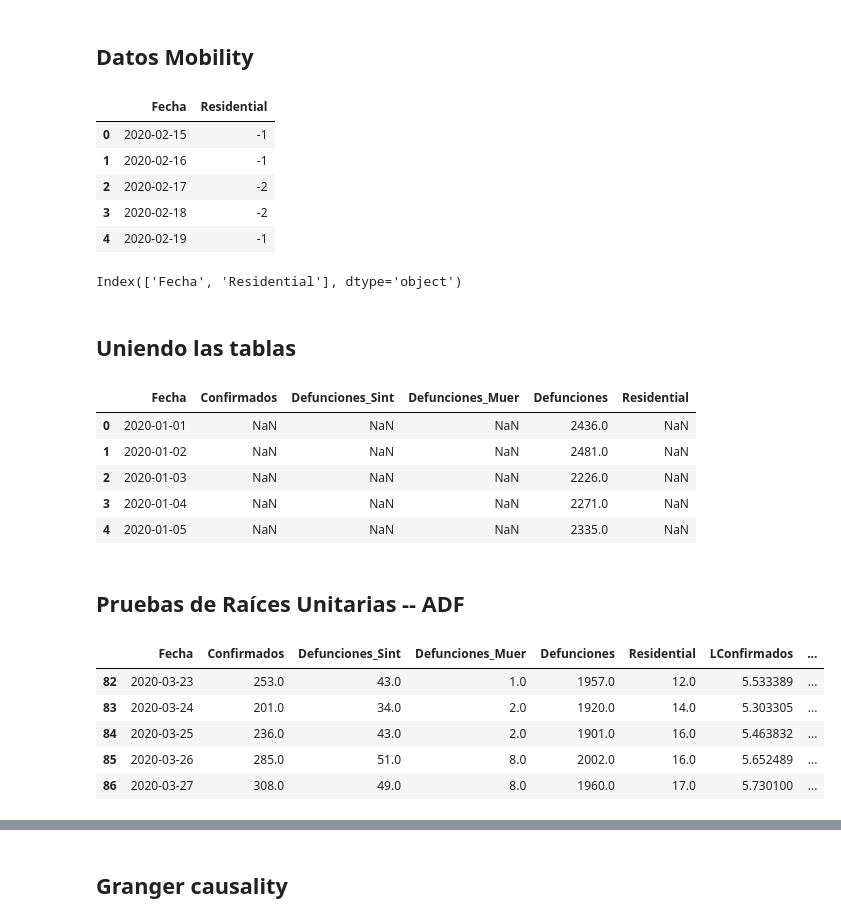
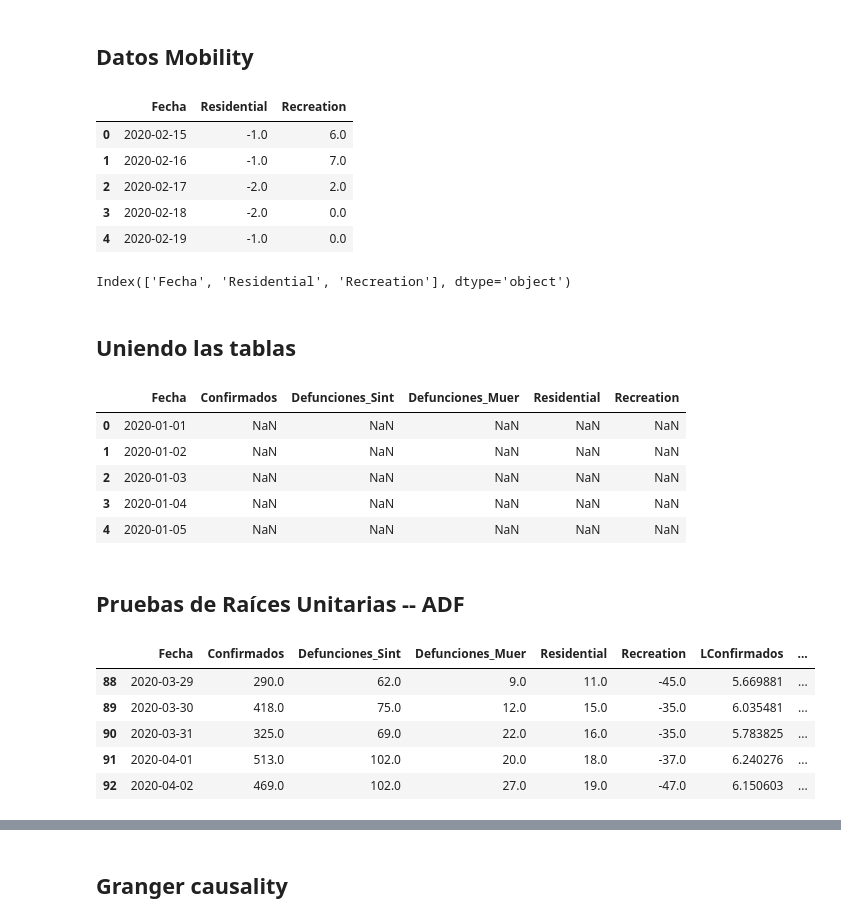
Before and after one commit to benjov/Paper-Covid-2020, a Jupyter notebook: Consolidado_Estadistica_Covid19_Mortalidad_Mobility.ipynb, the cells around one changed output, grey strips where cells are left out. Cells and saved outputs as stored; diff of their text form; code cells hidden in the pictures.

```diff
--- a/Consolidado_Estadistica_Covid19_Mortalidad_Mobility.ipynb
+++ b/Consolidado_Estadistica_Covid19_Mortalidad_Mobility.ipynb
@@ -66,80 +66,88 @@ Index(['Fecha', 'Defunciones'], dtype='object')
 
 Mobility = pd.read_csv('Series_Mobility.csv', encoding = 'utf-8-sig')
 
-Mobility = Mobility[['Fecha', 'residential_percent_change_from_baseline']].rename(
-    columns={'residential_percent_change_from_baseline': 'Residential'} )
+Mobility = Mobility[['Fecha', 'residential_percent_change_from_baseline',
+                     'retail_and_recreation_percent_change_from_baseline']].rename(
+    columns = {'residential_percent_change_from_baseline': 'Residential',
+               'retail_and_recreation_percent_change_from_baseline': 'Recreation'} )
 
 Mobility.head()
 # %% [output]
-|  | Fecha | Residential |
-| 0 | 2020-02-15 | -1 |
-| 1 | 2020-02-16 | -1 |
-| 2 | 2020-02-17 | -2 |
-| 3 | 2020-02-18 | -2 |
-| 4 | 2020-02-19 | -1 |
+|  | Fecha | Residential | Recreation |
+| 0 | 2020-02-15 | -1.0 | 6.0 |
+| 1 | 2020-02-16 | -1.0 | 7.0 |
+| 2 | 2020-02-17 | -2.0 | 2.0 |
+| 3 | 2020-02-18 | -2.0 | 0.0 |
+| 4 | 2020-02-19 | -1.0 | 0.0 |
 # %%
 # Nombres de las columnas
 Mobility.columns
 # %% [output]
-Index(['Fecha', 'Residential'], dtype='object')
+Index(['Fecha', 'Residential', 'Recreation'], dtype='object')
 # %% [markdown]
 ## Uniendo las tablas
 # %%
 #
 
-Datos = pd.merge(Covid19, Defunciones, how = 'outer', on = 'Fecha')
+#Datos = pd.merge(Covid19, Defunciones, how = 'outer', on = 'Fecha')
 
-Datos = pd.merge(Datos, Mobility, how = 'outer', on = 'Fecha')
+#Datos = pd.merge(Datos, Mobility, how = 'outer', on = 'Fecha')
+
+Datos = pd.merge(Covid19, Mobility, how = 'outer', on = 'Fecha')
 
 Datos.head()
 # %% [output]
-|  | Fecha | Confirmados | Defunciones_Sint | Defunciones_Muer | Defunciones | Residential |
-| 0 | 2020-01-01 | NaN | NaN | NaN | 2436.0 | NaN |
-| 1 | 2020-01-02 | NaN | NaN | NaN | 2481.0 | NaN |
-| 2 | 2020-01-03 | NaN | NaN | NaN | 2226.0 | NaN |
-| 3 | 2020-01-04 | NaN | NaN | NaN | 2271.0 | NaN |
-| 4 | 2020-01-05 | NaN | NaN | NaN | 2335.0 | NaN |
+|  | Fecha | Confirmados | Defunciones_Sint | Defunciones_Muer | Residential | Recreation |
+| 0 | 2020-01-01 | NaN | NaN | NaN | NaN | NaN |
+| 1 | 2020-01-02 | NaN | NaN | NaN | NaN | NaN |
+| 2 | 2020-01-03 | NaN | NaN | NaN | NaN | NaN |
+| 3 | 2020-01-04 | NaN | NaN | NaN | NaN | NaN |
+| 4 | 2020-01-05 | NaN | NaN | NaN | NaN | NaN |
 # %% [markdown]
 ## Pruebas de Raíces Unitarias -- ADF
 # %%
 # Seleccionamos columnas sin NaN's y en una fecha posterior al los últimos días de marzo:
 
 DF = Datos[(Datos['Fecha'] > '2020-03-20')].dropna()
 
 # Calculamos valores en logaritmos
 
 DF['LConfirmados'] = np.log(DF['Confirmados'])
 
 DF['LDefunciones_Sint'] = np.log(DF['Defunciones_Sint'])
 
 DF['LDefunciones_Muer'] = np.log(DF['Defunciones_Muer'])
 
-DF['LDefunciones'] = np.log(DF['Defunciones'])
+#DF['LDefunciones'] = np.log(DF['Defunciones'])
 
-DF['LResidential'] = np.log(DF['Residential'])
+#DF['LResidential'] = np.log(DF['Residential'])
+
+#DF['LRecreation'] = np.log(DF['Recreation'])
 
 # Calculamos valores en diferencias logaritmicas
 
-DF['DLConfirmados'] = DF['LConfirmados'].diff(1)
+DF['DLConfirmados'] = DF['LConfirmados'].diff(7)
 
-DF['DLDefunciones_Sint'] = DF['LDefunciones_Sint'].diff(1)
+DF['DLDefunciones_Sint'] = DF['LDefunciones_Sint'].diff(7)
 
-DF['DLDefunciones_Muer'] = DF['LDefunciones_Muer'].diff(1)
+DF['DLDefunciones_Muer'] = DF['LDefunciones_Muer'].diff(7)
 
-DF['DLDefunciones'] = DF['LDefunciones'].diff(1)
+#DF['DLDefunciones'] = DF['LDefunciones'].diff(7)
 
-DF['DLResidential'] = DF['LResidential'].diff(1)
+DF['DResidential'] = DF['Residential'].diff(7)
+
+DF['DRecreation'] = DF['Recreation'].diff(7)
 
 DF = DF.dropna()
 
 DF.head()
 # %% [output]
-|  | Fecha | Confirmados | Defunciones_Sint | Defunciones_Muer | Defunciones | Residential | LConfirmados | ... |
-| 82 | 2020-03-23 | 253.0 | 43.0 | 1.0 | 1957.0 | 12.0 | 5.533389 | ... |
-| 83 | 2020-03-24 | 201.0 | 34.0 | 2.0 | 1920.0 | 14.0 | 5.303305 | ... |
-| 84 | 2020-03-25 | 236.0 | 43.0 | 2.0 | 1901.0 | 16.0 | 5.463832 | ... |
-| 85 | 2020-03-26 | 285.0 | 51.0 | 8.0 | 2002.0 | 16.0 | 5.652489 | ... |
-| 86 | 2020-03-27 | 308.0 | 49.0 | 8.0 | 1960.0 | 17.0 | 5.730100 | ... |
+|  | Fecha | Confirmados | Defunciones_Sint | Defunciones_Muer | Residential | Recreation | LConfirmados | ... |
+| 88 | 2020-03-29 | 290.0 | 62.0 | 9.0 | 11.0 | -45.0 | 5.669881 | ... |
+| 89 | 2020-03-30 | 418.0 | 75.0 | 12.0 | 15.0 | -35.0 | 6.035481 | ... |
+| 90 | 2020-03-31 | 325.0 | 69.0 | 22.0 | 16.0 | -35.0 | 5.783825 | ... |
+| 91 | 2020-04-01 | 513.0 | 102.0 | 20.0 | 18.0 | -37.0 | 6.240276 | ... |
+| 92 | 2020-04-02 | 469.0 | 102.0 | 27.0 | 19.0 | -47.0 | 6.150603 | ... |
 # %%
 # Confirmados
 
```
Also changed, not shown: parts of 16 cells of this notebook, 3 other files.
